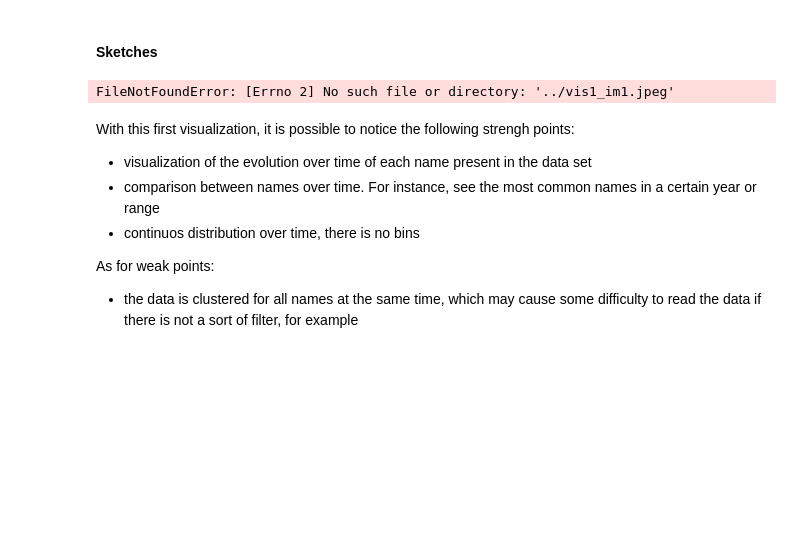
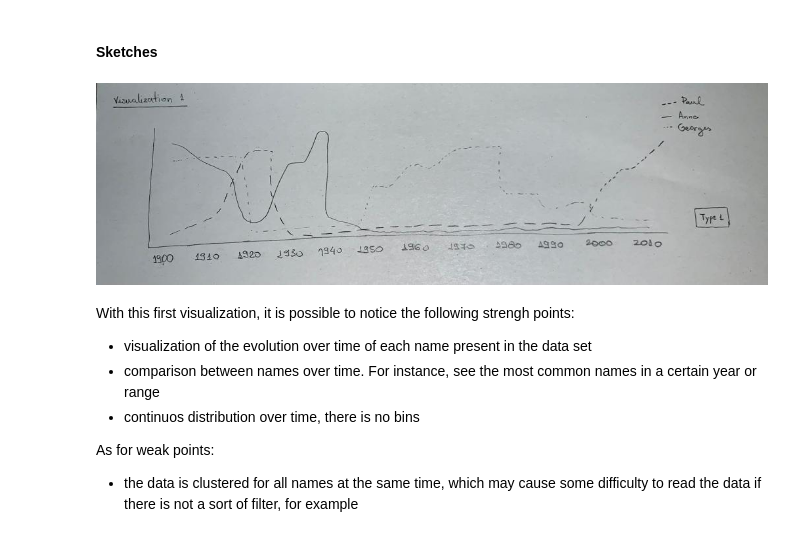
Before and after one commit to liadsantos/baby_names_visualization, a Jupyter notebook: notebook.ipynb, the cells around one changed output. Drawn from its saved outputs; the diff is of its cells as text; code cells hidden in the pictures; blank space fills up the shorter version.

Commit message:
adding images

```diff
--- a/notebook.ipynb
+++ b/notebook.ipynb
@@ -42,9 +42,9 @@ How do baby names evolve over time? Are there names that have consistently remai
 # %% [markdown]
 #### Sketches
 # %%
-Image(filename="../vis1_im1.jpeg")
+Image(filename="./images/vis1_im1.jpeg")
 # %% [output]
-FileNotFoundError: [Errno 2] No such file or directory: '../vis1_im1.jpeg'
+[figure, added]
 # %% [markdown]
 With this first visualization, it is possible to notice the following strengh points:
 -  visualization of the evolution over time of each name present in the data set
```
Also changed, not shown: parts of 2 cells of this notebook.
